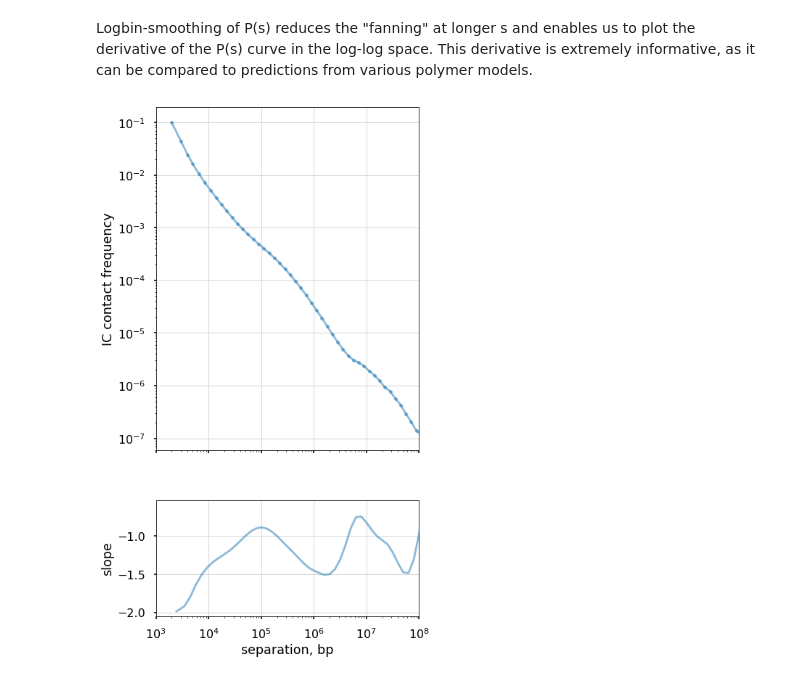
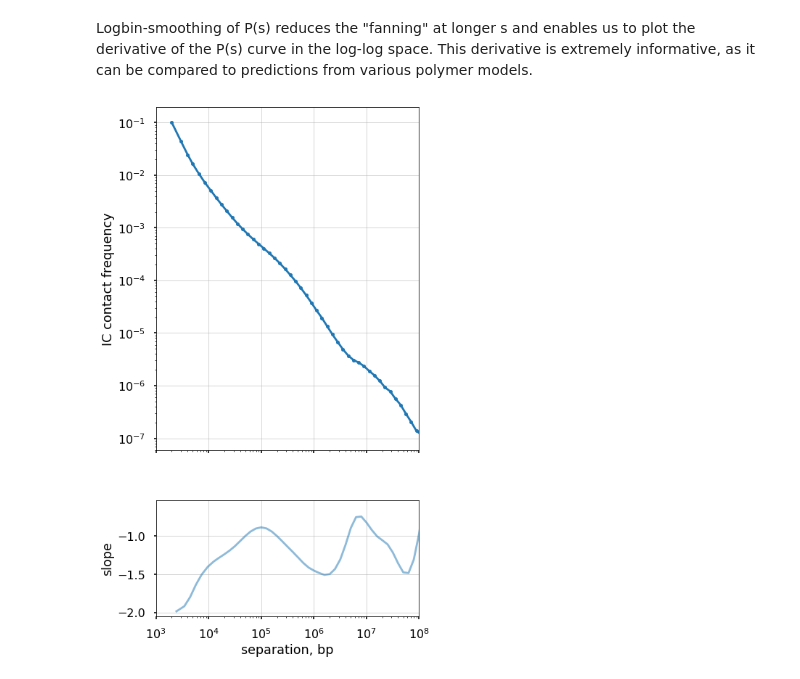
Before and after one commit to open2c/open2c_examples, a Jupyter notebook: contacts_vs_distance.ipynb, the cells around one changed output. Cells and saved outputs as stored; diff of their text form; code cells hidden in the pictures.

```diff
--- a/contacts_vs_distance.ipynb
+++ b/contacts_vs_distance.ipynb
@@ -192,32 +192,31 @@ f, axs = plt.subplots(
     sharex=True)
 ax = axs[0]
 ax.loglog(
     lb_cvd_agg['s_bp'],
     lb_cvd_agg['Pc'],
     'o-',
-    alpha=0.5,
     markersize=5,
 )
 
 ax.set(
     ylabel='IC contact frequency',
     xlim=(1e3,1e8)
 )
 ax.set_aspect(1.0)
 ax.grid(lw=0.5)
 
 
 ax = axs[1]
 ax.semilogx(
     lb_slopes_agg['s_bp'],
     lb_slopes_agg['slope'],
     alpha=0.5
 )
 
 ax.set(
     xlabel='separation, bp',
     ylabel='slope')
 
 ax.grid(lw=0.5)
 # %% [output]
-[figure, old version]
+[figure, new version]
```
Also changed, not shown: parts of 4 cells of this notebook.
